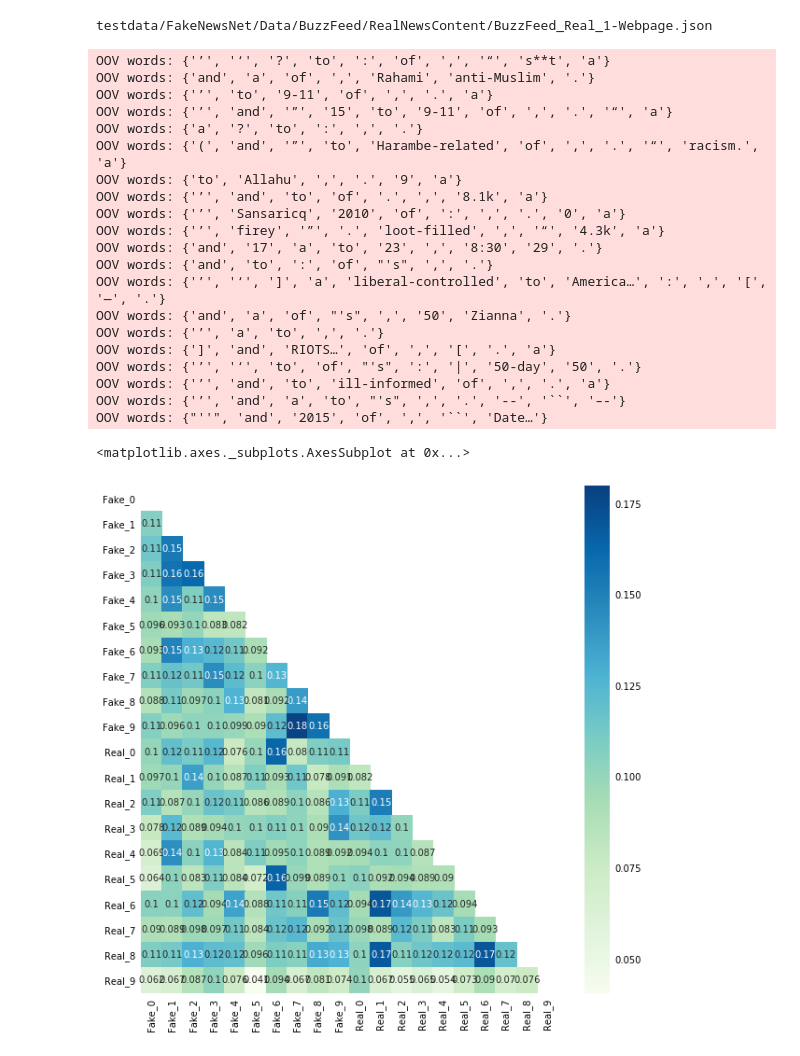
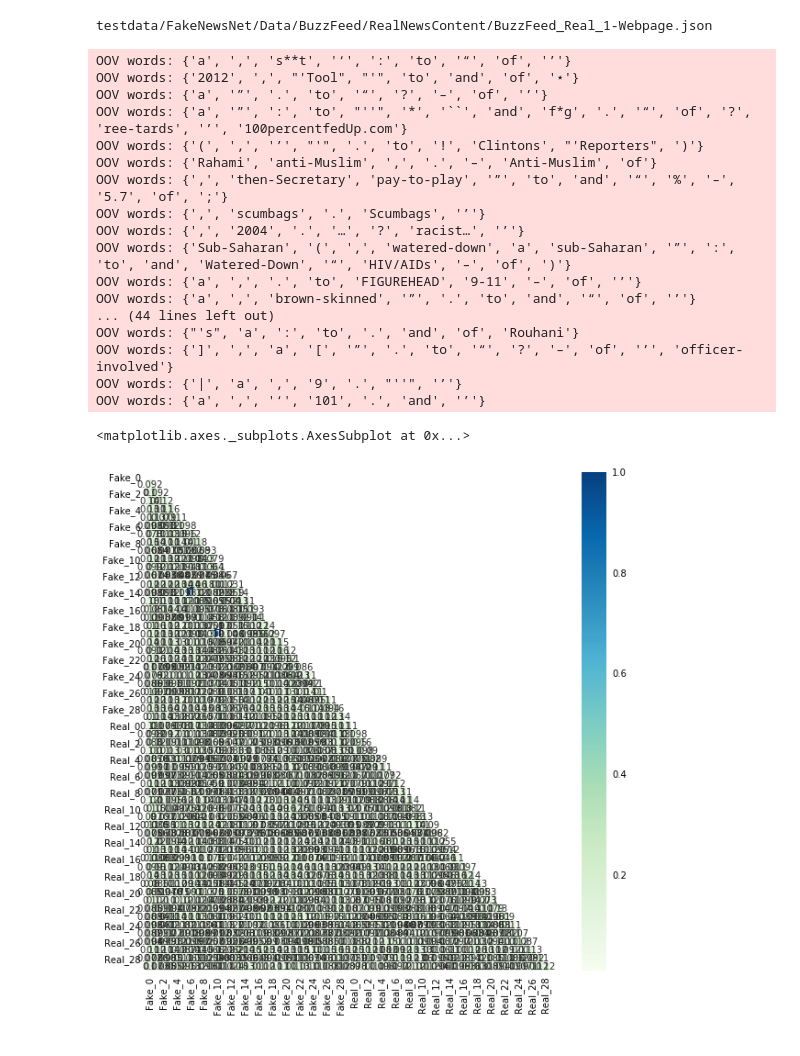
Before and after one commit to varepsilon/news-web-of-trust, a Jupyter notebook: Sandbox.ipynb, the cells around one changed output. Drawn from its saved outputs; the diff is of its cells as text; code cells hidden in the pictures.

```diff
--- a/Sandbox.ipynb
+++ b/Sandbox.ipynb
@@ -20,40 +20,37 @@ testdata/FakeNewsNet/Data/BuzzFeed/RealNewsContent/BuzzFeed_Real_1-Webpage.json
 # %%
 doc2vec = lib.Doc2Vec('./model/GoogleNews-vectors-negative300-SLIM.bin')
 # %%
-NPOINTS = 10
+NPOINTS = 30
 file_pattern = 'testdata/FakeNewsNet/Data/BuzzFeed/{0:s}NewsContent/BuzzFeed_{0:s}_{1:d}-Webpage.json'
 
 doc_contents = {}
 doc_vectors = {}
 for group in ['Fake', 'Real']:
     for file_index in range(NPOINTS):
-        with open(file_pattern.format(group, 5 * file_index + 1)) as f:
+        with open(file_pattern.format(group, file_index + 1)) as f:
             doc = json.load(f)
-            contents = '{}\n{}\n{}'.format('', doc['text'], ', '.join(doc.get('authors', '')))
+            contents = '{}\n{}\n{}'.format(doc['title'], doc['text'], ', '.join(doc.get('authors', '')))
             doc_key = '{}_{}'.format(group, file_index)
             doc_contents[doc_key] = contents
             doc_vectors[doc_key] = doc2vec.get_vector(contents)
 # %% [output]
-OOV words: {'’', '‘', '?', 'to', ':', 'of', ',', '“', 's**t', 'a'}
-OOV words: {'and', 'a', 'of', ',', 'Rahami', 'anti-Muslim', '.'}
-OOV words: {'’', 'to', '9-11', 'of', ',', '.', 'a'}
-OOV words: {'’', 'and', '”', '15', 'to', '9-11', 'of', ',', '.', '“', 'a'}
-OOV words: {'a', '?', 'to', ':', ',', '.'}
-OOV words: {'(', 'and', '”', 'to', 'Harambe-related', 'of', ',', '.', '“', 'racism.', 'a'}
-OOV words: {'to', 'Allahu', ',', '.', '9', 'a'}
-OOV words: {'’', 'and', 'to', 'of', '.', ',', '8.1k', 'a'}
-OOV words: {'’', 'Sansaricq', '2010', 'of', ':', ',', '.', '0', 'a'}
-OOV words: {'’', 'firey', '”', '.', 'loot-filled', ',', '“', '4.3k', 'a'}
-OOV words: {'and', '17', 'a', 'to', '23', ',', '8:30', '29', '.'}
-OOV words: {'and', 'to', ':', 'of', "'s", ',', '.'}
-OOV words: {'’', '‘', ']', 'a', 'liberal-controlled', 'to', 'America…', ':', ',', '[', '—', '.'}
-OOV words: {'and', 'a', 'of', "'s", ',', '50', 'Zianna', '.'}
-OOV words: {'’', 'a', 'to', ',', '.'}
-OOV words: {']', 'and', 'RIOTS…', 'of', ',', '[', '.', 'a'}
-OOV words: {'’', '‘', 'to', 'of', "'s", ':', '|', '50-day', '50', '.'}
-OOV words: {'’', 'and', 'to', 'ill-informed', 'of', ',', '.', 'a'}
-OOV words: {'’', 'and', 'a', 'to', "'s", ',', '.', '--', '``', '–-'}
-OOV words: {"''", 'and', '2015', 'of', ',', '``', 'Date…'}
+OOV words: {'a', ',', 's**t', '‘', ':', 'to', '“', 'of', '’'}
+OOV words: {'2012', ',', "'Tool", "'", 'to', 'and', 'of', '⋆'}
+OOV words: {'a', '”', '.', 'to', '“', '?', '–', 'of', '’'}
+OOV words: {'a', '”', ':', 'to', "''", '*', '``', 'and', 'f*g', '.', '“', 'of', '?', 'ree-tards', '’', '100percentfedUp.com'}
+OOV words: {'(', ',', '’', "'", '.', 'to', '!', 'Clintons', "'Reporters", ')'}
+OOV words: {'Rahami', 'anti-Muslim', ',', '.', '–', 'Anti-Muslim', 'of'}
+OOV words: {',', 'then-Secretary', 'pay-to-play', '”', 'to', 'and', '“', '%', '–', '5.7', 'of', ';'}
+OOV words: {',', 'scumbags', '.', 'Scumbags', '’'}
+OOV words: {',', '2004', '.', '…', '?', 'racist…', '’'}
+OOV words: {'Sub-Saharan', '(', ',', 'watered-down', 'a', 'sub-Saharan', '”', ':', 'to', 'and', 'Watered-Down', '“', 'HIV/AIDs', '–', 'of', ')'}
+OOV words: {'a', ',', '.', 'to', 'FIGUREHEAD', '9-11', '–', 'of', '’'}
+OOV words: {'a', ',', 'brown-skinned', '”', '.', 'to', 'and', '“', 'of', '’'}
+... (44 lines left out)
+OOV words: {"'s", 'a', ':', 'to', '.', 'and', 'of', 'Rouhani'}
+OOV words: {']', ',', 'a', '[', '”', '.', 'to', '“', '?', '–', 'of', '’', 'officer-involved'}
+OOV words: {'|', 'a', ',', '9', '.', "''", '’'}
+OOV words: {'a', ',', '‘', '101', '.', 'and', '’'}
 # %%
 df = pd.DataFrame(doc_vectors)
 # %%
@@ -61,12 +58,14 @@ from sklearn.metrics.pairwise import cosine_similarity
 
 cosines = cosine_similarity(df.values.T)
 df_cosines = pd.DataFrame(cosines, columns=df.columns, index=df.columns)
+for c in df.columns:
+    df_cosines.loc[c, c] = None
 # %%
 plt.rcParams['figure.figsize']=(10,10)
 
 mask = np.zeros_like(df_cosines)
 mask[np.triu_indices_from(mask)] = True
-sns.heatmap(df_cosines, mask=mask, annot=True, cmap="GnBu", vmax=0.18)
+sns.heatmap(df_cosines, mask=mask, annot=True, cmap="GnBu")
 # %% [output]
 <matplotlib.axes._subplots.AxesSubplot at 0x...>
-[figure, old version]
+[figure, new version]
```
Also changed, not shown: parts of 3 cells of this notebook.
